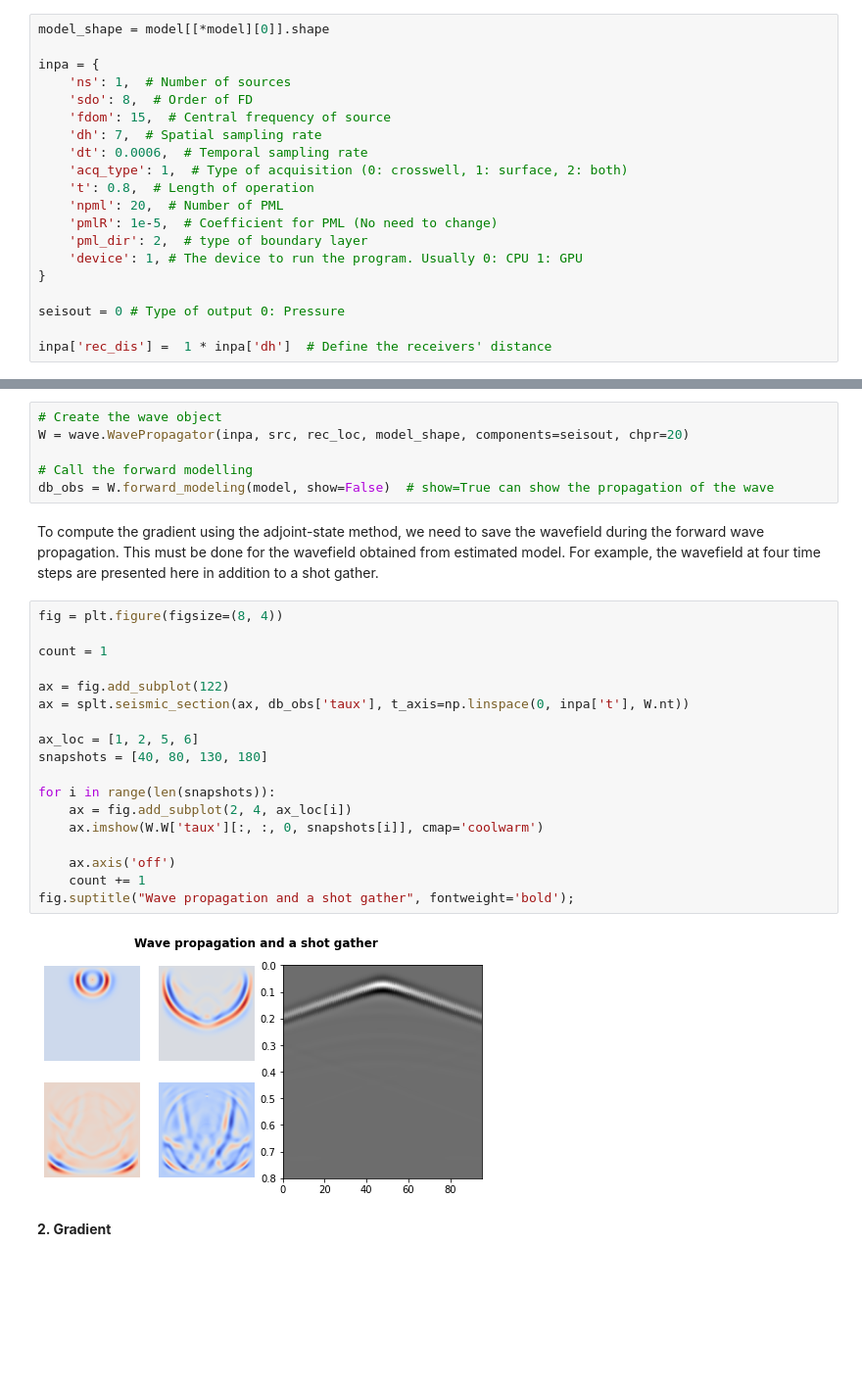
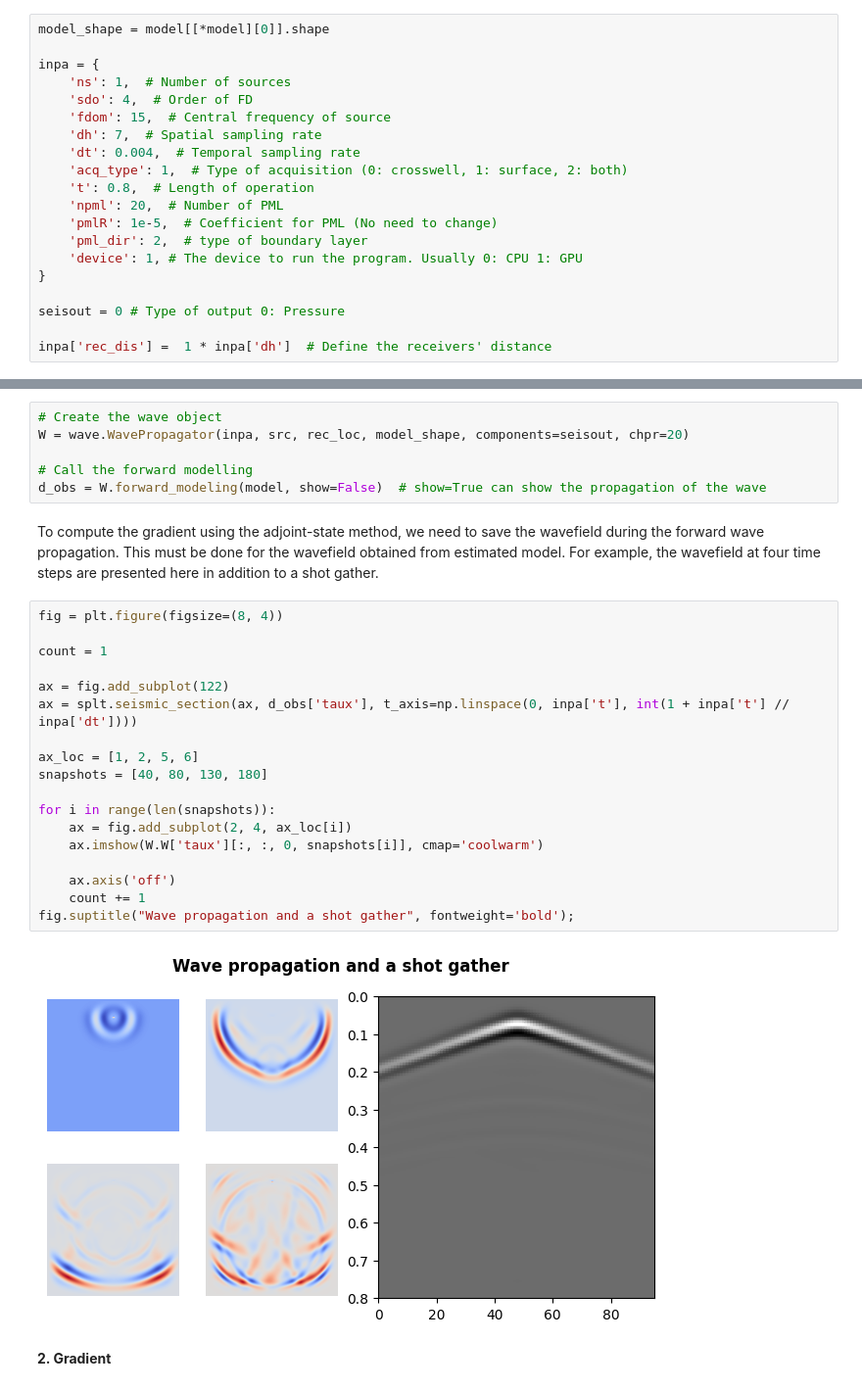
Before and after one commit to AmirMardan/PyFWI, a Jupyter notebook: docs/sub_doc/example.ipynb, the cells around one changed output, grey strips where cells are left out. Shown: that part at 98% size. Saved outputs shown, nothing was run; the diff lists cells and outputs as text; blank space fills up the shorter version.

```diff
--- a/docs/sub_doc/example.ipynb
+++ b/docs/sub_doc/example.ipynb
@@ -57,10 +57,10 @@ model_shape = model[[*model][0]].shape
 
 inpa = {
     'ns': 1,  # Number of sources
-    'sdo': 8,  # Order of FD
+    'sdo': 4,  # Order of FD
     'fdom': 15,  # Central frequency of source
     'dh': 7,  # Spatial sampling rate
-    'dt': 0.0006,  # Temporal sampling rate
+    'dt': 0.004,  # Temporal sampling rate
     'acq_type': 1,  # Type of acquisition (0: crosswell, 1: surface, 2: both)
     't': 0.8,  # Length of operation
     'npml': 20,  # Number of PML
@@ -92,30 +92,30 @@ Finally, we can have the forward modelling as
 W = wave.WavePropagator(inpa, src, rec_loc, model_shape, components=seisout, chpr=20)
 
 # Call the forward modelling
-db_obs = W.forward_modeling(model, show=False)  # show=True can show the propagation of the wave
+d_obs = W.forward_modeling(model, show=False)  # show=True can show the propagation of the wave
 # %% [markdown]
 To compute the gradient using the adjoint-state method, we need to save the wavefield during the forward wave propagation. This must be done for the wavefield obtained from estimated model.
 For example, the wavefield at four time steps are presented here in addition to a shot gather.
 # %%
 fig = plt.figure(figsize=(8, 4))
 
 count = 1
 
 ax = fig.add_subplot(122)
-ax = splt.seismic_section(ax, db_obs['taux'], t_axis=np.linspace(0, inpa['t'], W.nt))
+ax = splt.seismic_section(ax, d_obs['taux'], t_axis=np.linspace(0, inpa['t'], int(1 + inpa['t'] // inpa['dt'])))
 
 ax_loc = [1, 2, 5, 6]
 snapshots = [40, 80, 130, 180]
 
 for i in range(len(snapshots)):
     ax = fig.add_subplot(2, 4, ax_loc[i])
     ax.imshow(W.W['taux'][:, :, 0, snapshots[i]], cmap='coolwarm')
 
     ax.axis('off')
     count += 1
 fig.suptitle("Wave propagation and a shot gather", fontweight='bold');
 # %% [output]
-[figure, old version]
+[figure, new version]
 # %% [markdown]
 **2. Gradient**
 # %% [markdown]
```
Also changed, not shown: parts of 5 cells of this notebook, 13 other files.
